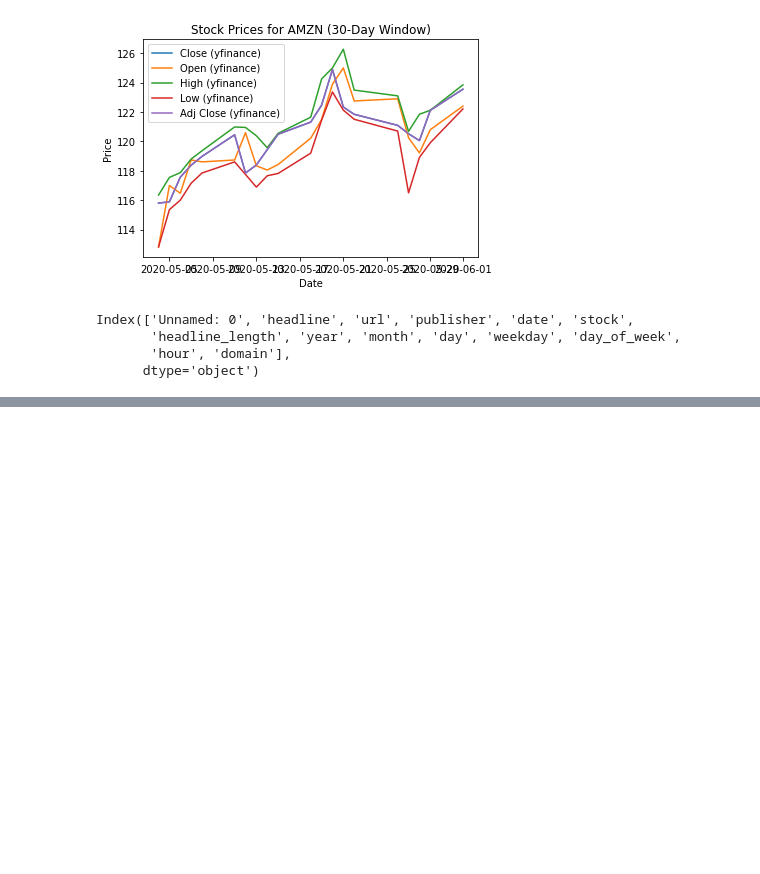
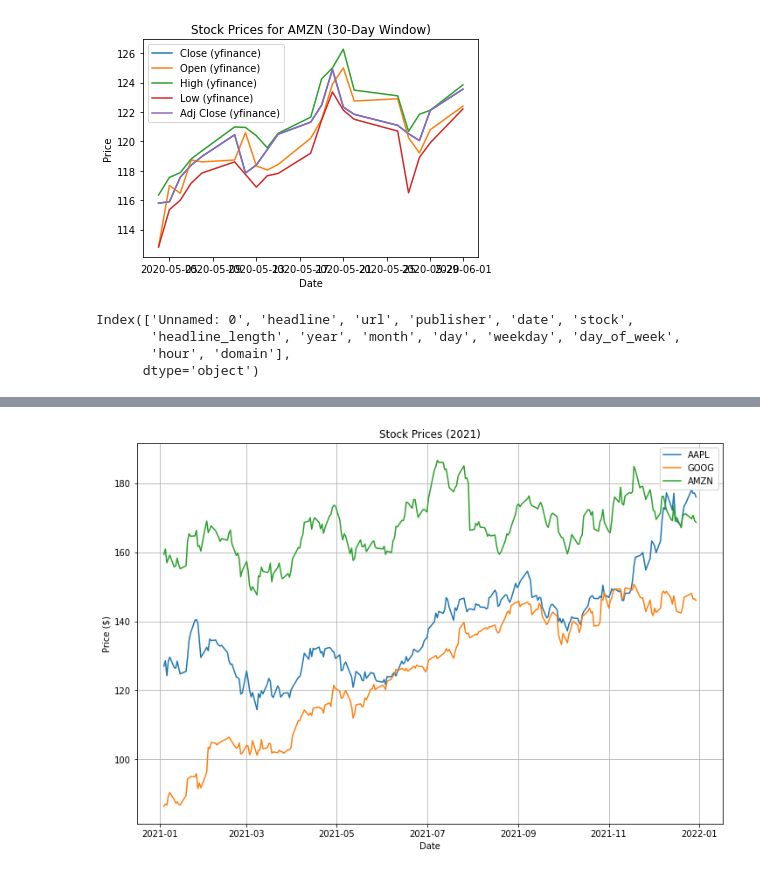
Before and after one commit to Yaadee/Finance_Data_Analysis, a Jupyter notebook: notebooks/Financial_EDA.ipynb, the cells around one changed output, grey strips where cells are left out. Drawn from its saved outputs; the diff is of its cells as text; code cells hidden in the pictures; blank space fills up the shorter version.

```diff
--- a/notebooks/Financial_EDA.ipynb
+++ b/notebooks/Financial_EDA.ipynb
@@ -690,0 +967,95 @@ Index(['Unnamed: 0', 'headline', 'url', 'publisher', 'date', 'stock',
+# %%
+# Loading stock price data
+symbols = ['AAPL', 'GOOG', 'AMZN']  # Example stock symbols (Apple, Google, Amazon)
+start_date = '2021-01-01'
+end_date = '2021-12-31'
+
+# Download data for each symbol and concatenate into a single DataFrame
+dfs = []
+for symbol in symbols:
+    data = yf.download(symbol, start=start_date, end=end_date)
+    data['Symbol'] = symbol  # Add a column to identify the stock symbol
+    dfs.append(data)
+
+all_data = pd.concat(dfs)
+
+# Calculate daily returns
+all_data['Daily_Return'] = all_data.groupby('Symbol')['Adj Close'].pct_change()
+
+# Calculate annualized returns
+annualized_returns = all_data.groupby('Symbol')['Daily_Return'].mean() * 252  # Assuming 252 trading days in a year
+
+# Calculate annualized volatility
+annualized_volatility = all_data.groupby('Symbol')['Daily_Return'].std() * np.sqrt(252)
+
+# Calculate Sharpe ratio (assuming risk-free rate is 0)
+sharpe_ratio = annualized_returns / annualized_volatility
+
+# Plot stock prices
+plt.figure(figsize=(12, 8))
+for symbol in symbols:
+    plt.plot(all_data.loc[all_data['Symbol'] == symbol].index, all_data.loc[all_data['Symbol'] == symbol]['Adj Close'], label=symbol)
+
+plt.title('Stock Prices (2021)')
+plt.xlabel('Date')
+plt.ylabel('Price ($)')
+plt.legend()
+plt.grid(True)
+plt.show()
+
+# Plot daily returns
+plt.figure(figsize=(10, 6))
+for symbol in symbols:
+    plt.plot(all_data.loc[all_data['Symbol'] == symbol].index, all_data.loc[all_data['Symbol'] == symbol]['Daily_Return'], label=symbol)
+
+plt.title('Daily Returns (2021)')
+plt.xlabel('Date')
+plt.ylabel('Daily Return')
+plt.legend()
+plt.grid(True)
+plt.show()
+
+# Display calculated metrics
+print("\nCalculated Metrics:")
+print("-" * 30)
+print("Annualized Returns:")
+print(annualized_returns)
+print("\nAnnualized Volatility:")
+print(annualized_volatility)
+print("\nSharpe Ratio:")
+print(sharpe_ratio)
+
+# Analysis, Insights, and Recommendations
+print("\nAnalysis:")
+print("-" * 50)
+
+# Compare annualized returns
+print("\nAnnualized Returns:")
+for symbol in symbols:
+    print(f"{symbol}: {annualized_returns[symbol]:.2%}")
+
+# Compare annualized volatility
+print("\nAnnualized Volatility:")
+for symbol in symbols:
+    print(f"{symbol}: {annualized_volatility[symbol]:.2%}")
+
+# Compare Sharpe ratio
+print("\nSharpe Ratio:")
+for symbol in symbols:
+    print(f"{symbol}: {sharpe_ratio[symbol]:.2f}")
+
+    # Conclusion
+
+print("\nConclusion:")
+print("1. Google (GOOG) has the highest annualized returns of 55.71%, followed by Apple (AAPL) with 36.02% and Amazon (AMZN) with 8.62%.")
+print("2. Google (GOOG) also exhibits the highest Sharpe ratio of 2.35, indicating a higher risk-adjusted return compared to Apple (AAPL) and Amazon (AMZN).")
+print("3. All three stocks have relatively similar levels of annualized volatility, with Apple (AAPL) slightly higher at 25.06%, followed by Amazon (AMZN) at 24.06%, and Google (GOOG) at 23.73%.")
+
+
+
+# Recommendations
+print("\nRecommendations:")
+print("1. Considering the higher annualized returns and Sharpe ratio, investors may consider allocating more funds to Google (GOOG) in their portfolio.")
+print("2. While Apple (AAPL) has a respectable Sharpe ratio and consistent performance, investors should assess their risk tolerance and diversification needs when investing in this stock.")
+print("3. Amazon (AMZN), although exhibiting lower returns and Sharpe ratio compared to the other two stocks, can still be considered for its long-term growth potential and market dominance, especially in e-commerce and cloud computing.")
+# %% [output]
@@ -690,0 +1065 @@ Index(['Unnamed: 0', 'headline', 'url', 'publisher', 'date', 'stock',
+[figure, added]
```
Also changed, not shown: parts of 7 cells of this notebook, 1 other file.
